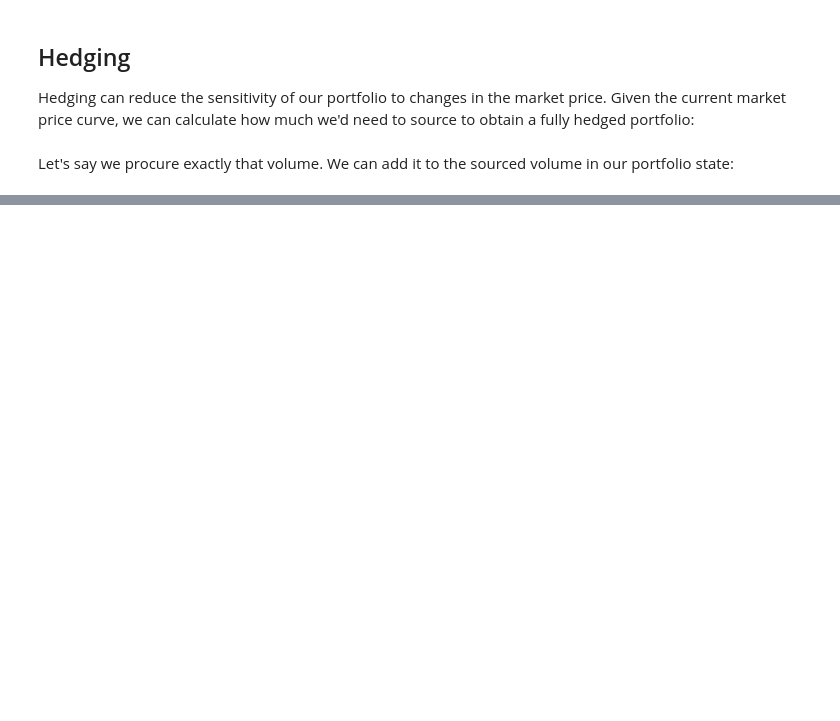
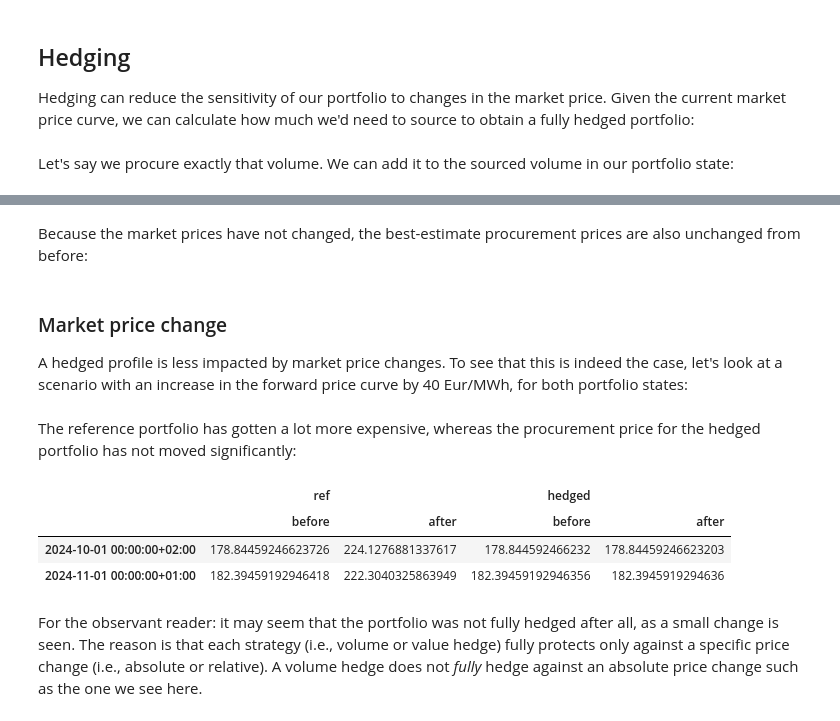
Before and after one commit to rwijtvliet/portfolyo, a Jupyter notebook: docs/tutorial/part4.ipynb, the cells around one changed output, grey strips where cells are left out. Drawn from its saved outputs; the diff is of its cells as text; code cells hidden in the pictures; blank space fills up the shorter version.

```diff
--- a/docs/tutorial/part4.ipynb
+++ b/docs/tutorial/part4.ipynb
@@ -60,9 +60,8 @@ Freq: MS, Name: p, dtype: pint[Eur/MWh]
 
 Hedging can reduce the sensitivity of our portfolio to changes in the market price. Given the current market price curve, we can calculate how much we'd need to source to obtain a fully hedged portfolio:
 # %%
-needed = ref.hedge_of_unsourced("vol", "MS")  # volume hedge with month products
+needed = ref.hedge_of_unsourced("val", "MS")  # value hedge with month products
 # %% [markdown]
 Let's say we procure exactly that volume. We can add it to the sourced volume in our portfolio state:
 # %%
-pfs_hedged = ref.add_sourced({"newvolume": needed})
-pfs_hedged
+hedged = ref.add_sourced(pf.MultiPfLine({"newvolume": needed}))
@@ -70,0 +83,2 @@ KeyError: "Found item with unexpected key/name 'newvolume'. Should be one of w,
+# %% [markdown]
+Because the market prices have not changed, the best-estimate procurement prices are also unchanged from before:
@@ -70,0 +87,24 @@ KeyError: "Found item with unexpected key/name 'newvolume'. Should be one of w,
+# %% [markdown]
+### Market price change
+
+A hedged profile is less impacted by market price changes. To see that this is indeed the case, let's look at a scenario with an increase in the forward price curve by 40 Eur/MWh, for both portfolio states:
+# %%
+newprices = prices + pf.Q_(40, 'Eur/MWh')
+ref_higherprices = ref.set_unsourcedprice(newprices)
+hedged_higherprices = hedged.set_unsourcedprice(newprices)
+# %% [markdown]
+The reference portfolio has gotten a lot more expensive, whereas the procurement price for the hedged portfolio has not moved significantly:
+# %%
+pd.DataFrame({
+    ('ref', 'before'): ref.pnl_cost.asfreq('MS').p,
+    ('ref', 'after'): ref_higherprices.pnl_cost.asfreq('MS').p,
+    ('hedged', 'before'): hedged.pnl_cost.asfreq('MS').p,
+    ('hedged', 'after'): hedged_higherprices.pnl_cost.asfreq('MS').p,
+})
+# %% [output]
+|  | ref |  | hedged |  |
+|  | before | after | before | after |
+| 2024-10-01 00:00:00+02:00 | 178.84459246623726 | 224.1276881337617 | 178.844592466232 | 178.84459246623203 |
+| 2024-11-01 00:00:00+01:00 | 182.39459192946418 | 222.3040325863949 | 182.39459192946356 | 182.3945919294636 |
+# %% [markdown]
+For the observant reader: it may seem that the portfolio was not fully hedged after all, as a small change is seen. The reason is that each strategy (i.e., volume or value hedge) fully protects only against a specific price change (i.e., absolute or relative). A volume hedge does not *fully* hedge against an absolute price change such as the one we see here.
```
Also changed, not shown: parts of 7 cells of this notebook, 2 other files.
